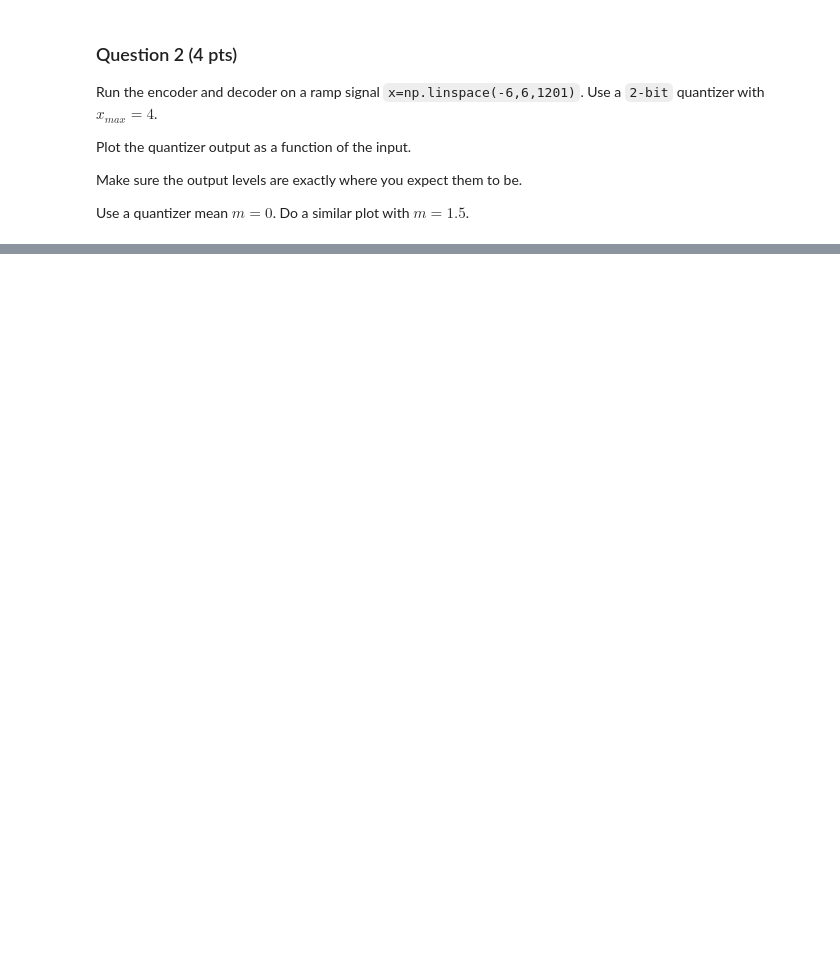
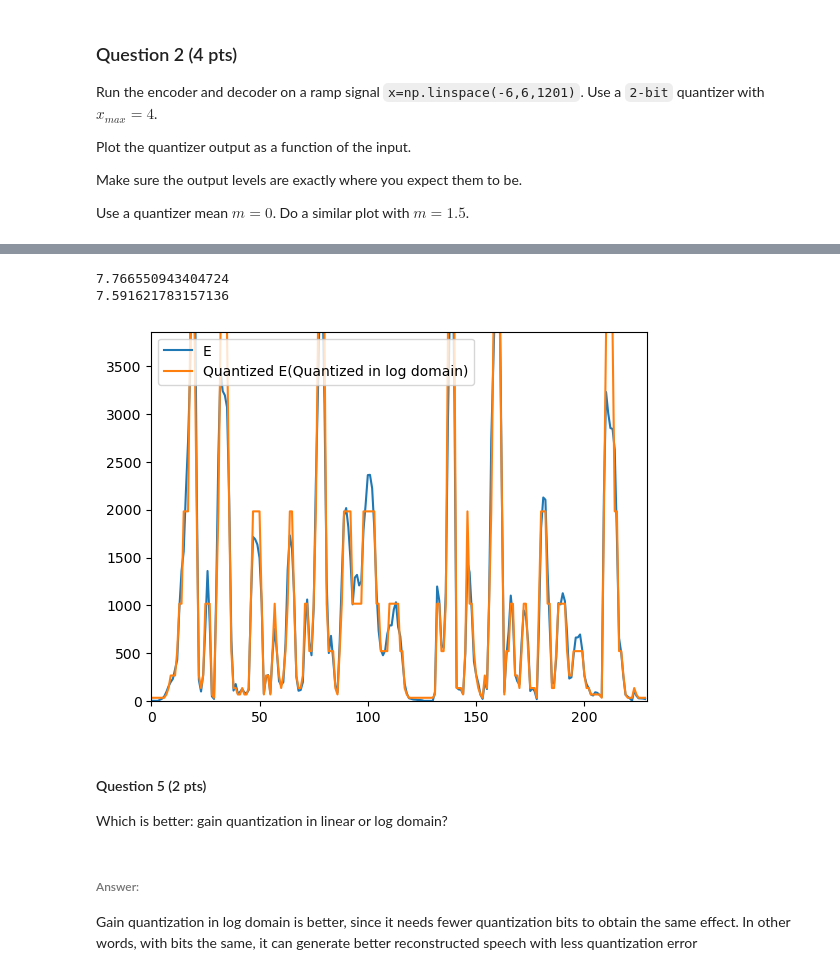
Before and after one commit to ChentingZ0/HangqChenting_speech_pro2, a Jupyter notebook: test.ipynb, the cells around one changed output, grey strips where cells are left out. Cells and saved outputs as stored; diff of their text form; code cells hidden in the pictures; blank space fills up the shorter version.

```diff
--- a/test.ipynb
+++ b/test.ipynb
@@ -174,0 +446,40 @@ plt.show()
+# %%
+nbits_op = 4    # increase from 2 to 10, 4 is the rough threshold
+
+mean_logE = np.mean(E_log)
+xmax_logE = np.max(E_log) - mean_logE
+
+idx_logE_opt= sq_enc(E_log,nbits_op,xmax_logE,mean_logE)   # quantize E with 6bits
+outq_logE_opt = np.expand_dims(sq_dec(idx_logE_opt, nbits_op, xmax_logE, mean_logE),axis=1)
+# expand dims so as to have the same dimension with E
+
+print(E_log[100,0])
+print(outq_logE_opt[100,0])
+
+plt.figure()
+line3, = plt.plot(np.sqrt(E[:,0]))
+line4, = plt.plot(np.exp(outq_logE_opt))
+plt.legend([line3, line4], ["E", "Quantized E(Quantized in log domain)"], loc='upper left')
+plt.xlim(0,len(np.exp(outq_logE_opt[:,0])))
+plt.ylim(0,np.max(np.exp(outq_logE_opt)))
+plt.show()
+
+# To hear the quantization error
+output_E_original = synthesis4(E, ZC, V, A, P, ulen)
+output_sig = synthesis4(np.exp(outq_logE_opt), ZC, V, A, P, ulen)
+
+fs = 8000
+# play_wav(input_sig,fs)   # original speech
+# play_wav(output_E_original, fs)
+play_wav(output_sig, fs)
+# %% [output]
+7.766550943404724
+7.591621783157136
+[figure, added]
+# %% [markdown]
+#### Question 5 (2 pts)
+
+Which is better: gain quantization in linear or log domain?
+# %% [markdown]
+###### Answer:
+Gain quantization in log domain is better, since it needs fewer quantization bits to obtain the same effect. In other words, with bits the same, it can generate better reconstructed speech with less quantization error
```
Also changed, not shown: parts of 17 cells of this notebook, 1 other file.
